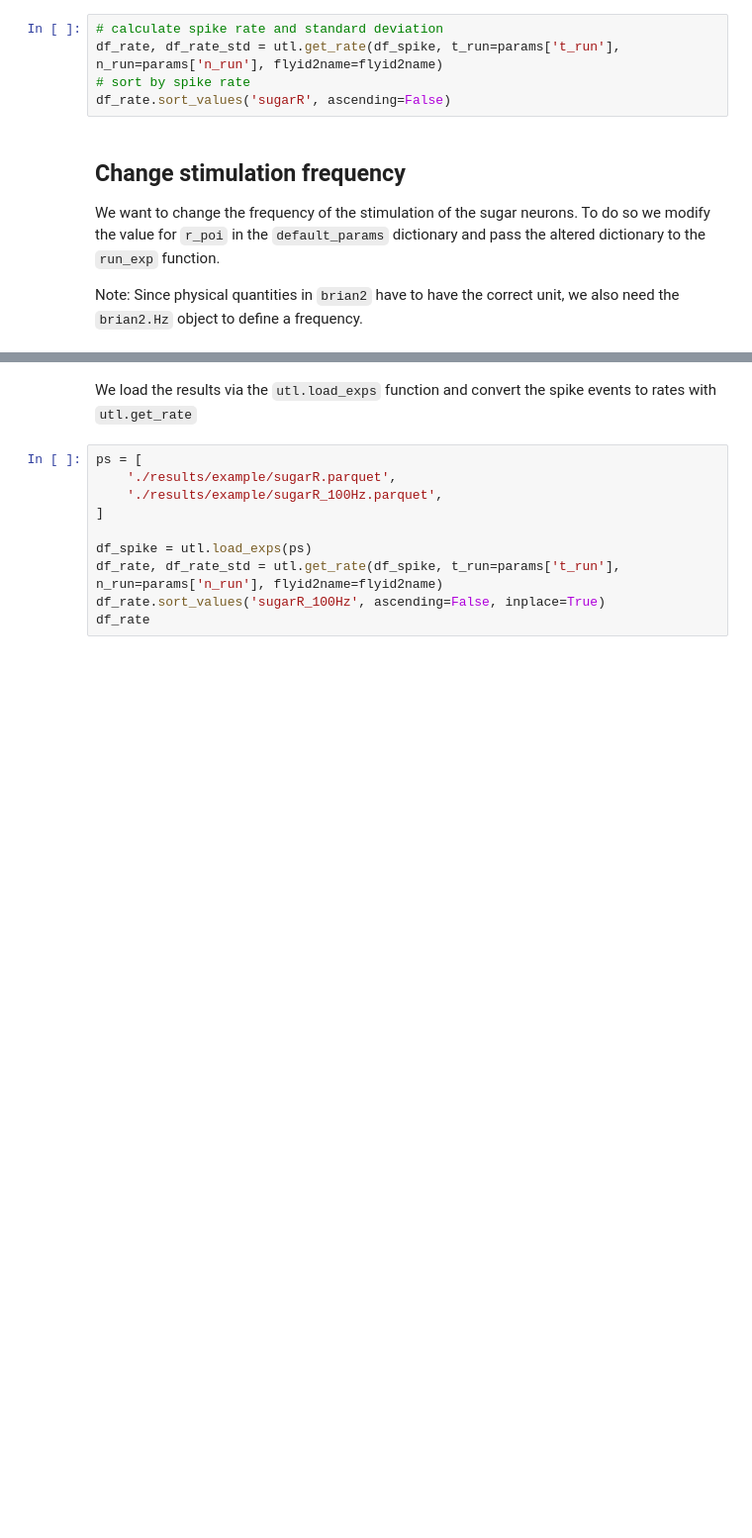
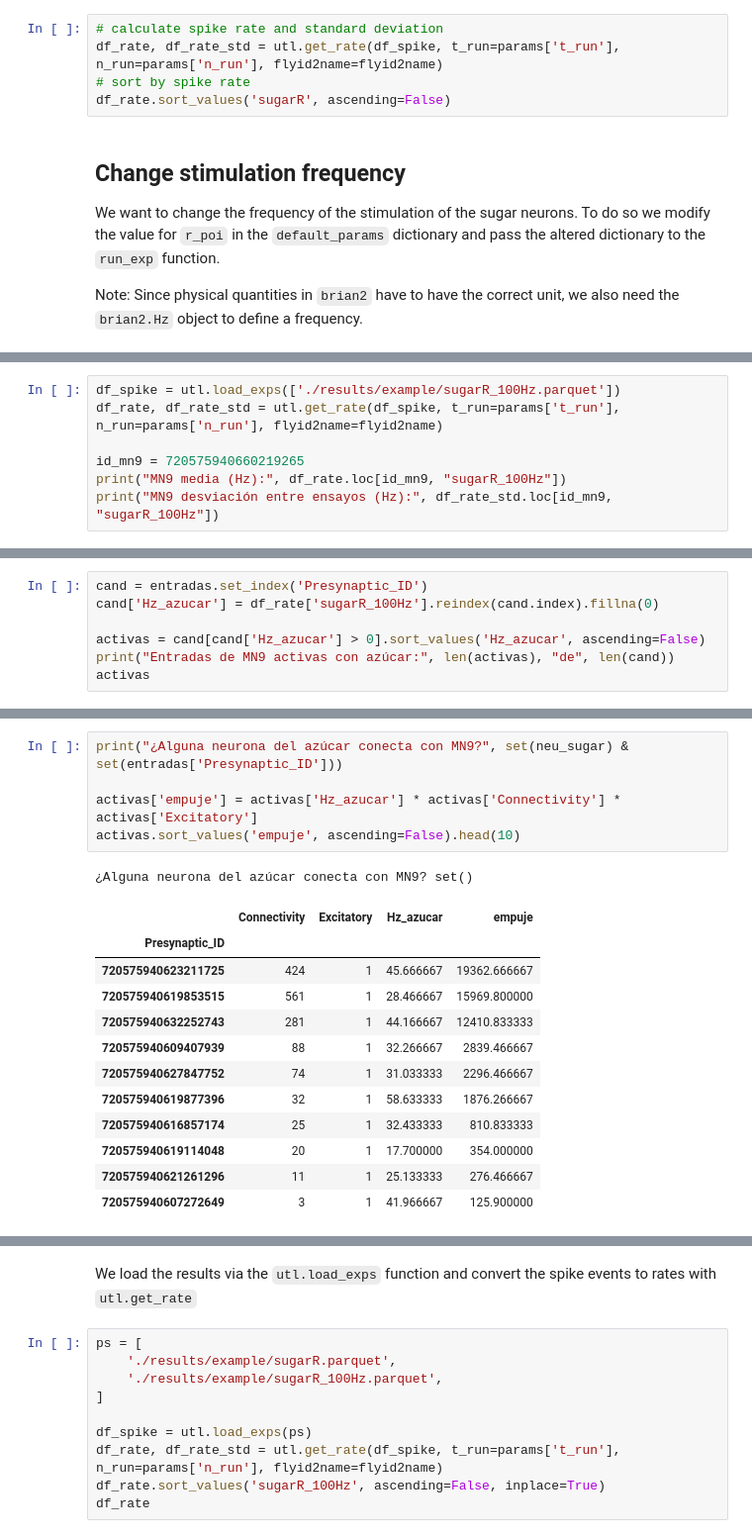
Before and after one commit to lxmfran/bugs_in_the_fly, a Jupyter notebook: shiu_simulator.ipynb, the cells around one changed output, grey strips where cells are left out. Shown at 99% size. Cells and saved outputs as stored; diff of their text form; blank space fills up the shorter version.

```diff
--- a/shiu_simulator.ipynb
+++ b/shiu_simulator.ipynb
@@ -131,0 +167,7 @@ run_exp(exp_name='sugarR_100Hz', neu_exc=neu_sugar, params=params, **config)
+# %%
+df_spike = utl.load_exps(['./results/example/sugarR_100Hz.parquet'])
+df_rate, df_rate_std = utl.get_rate(df_spike, t_run=params['t_run'], n_run=params['n_run'], flyid2name=flyid2name)
+
+id_mn9 = 720575940660219265
+print("MN9 media (Hz):", df_rate.loc[id_mn9, "sugarR_100Hz"])
+print("MN9 desviación entre ensayos (Hz):", df_rate_std.loc[id_mn9, "sugarR_100Hz"])
@@ -131,0 +227,7 @@ run_exp(exp_name='sugarR_100Hz', neu_exc=neu_sugar, params=params, **config)
+# %%
+cand = entradas.set_index('Presynaptic_ID')
+cand['Hz_azucar'] = df_rate['sugarR_100Hz'].reindex(cand.index).fillna(0)
+
+activas = cand[cand['Hz_azucar'] > 0].sort_values('Hz_azucar', ascending=False)
+print("Entradas de MN9 activas con azúcar:", len(activas), "de", len(cand))
+activas
@@ -131,0 +250,19 @@ run_exp(exp_name='sugarR_100Hz', neu_exc=neu_sugar, params=params, **config)
+# %%
+print("¿Alguna neurona del azúcar conecta con MN9?", set(neu_sugar) & set(entradas['Presynaptic_ID']))
+
+activas['empuje'] = activas['Hz_azucar'] * activas['Connectivity'] * activas['Excitatory']
+activas.sort_values('empuje', ascending=False).head(10)
+# %% [output]
+¿Alguna neurona del azúcar conecta con MN9? set()
+|  | Connectivity | Excitatory | Hz_azucar | empuje |
+| Presynaptic_ID |  |  |  |  |
+| 720575940623211725 | 424 | 1 | 45.666667 | 19362.666667 |
+| 720575940619853515 | 561 | 1 | 28.466667 | 15969.800000 |
+| 720575940632252743 | 281 | 1 | 44.166667 | 12410.833333 |
+| 720575940609407939 | 88 | 1 | 32.266667 | 2839.466667 |
+| 720575940627847752 | 74 | 1 | 31.033333 | 2296.466667 |
+| 720575940619877396 | 32 | 1 | 58.633333 | 1876.266667 |
+| 720575940616857174 | 25 | 1 | 32.433333 | 810.833333 |
+| 720575940619114048 | 20 | 1 | 17.700000 | 354.000000 |
+| 720575940621261296 | 11 | 1 | 25.133333 | 276.466667 |
+| 720575940607272649 | 3 | 1 | 41.966667 | 125.900000 |
```
Also changed, not shown: parts of 10 cells of this notebook.
